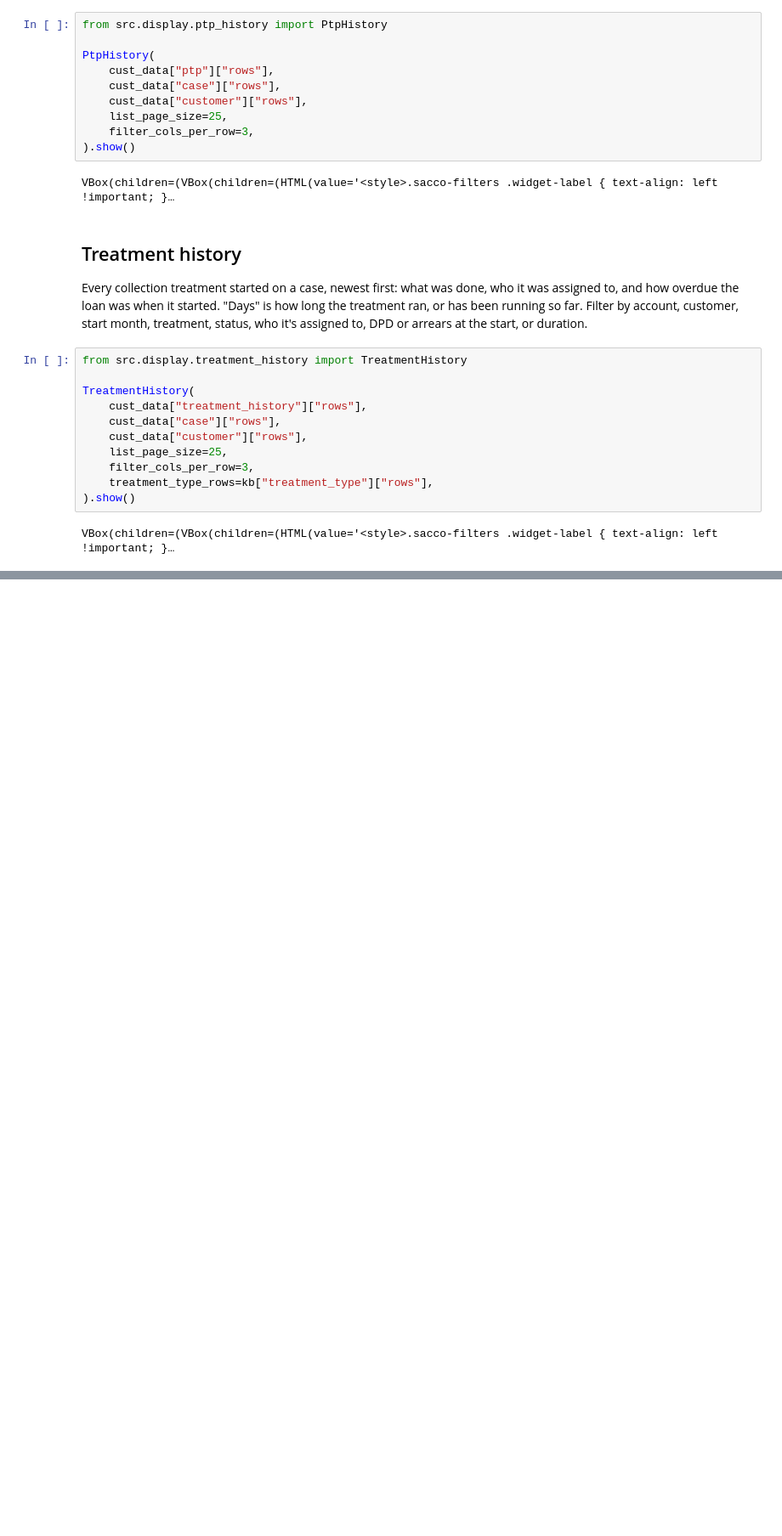
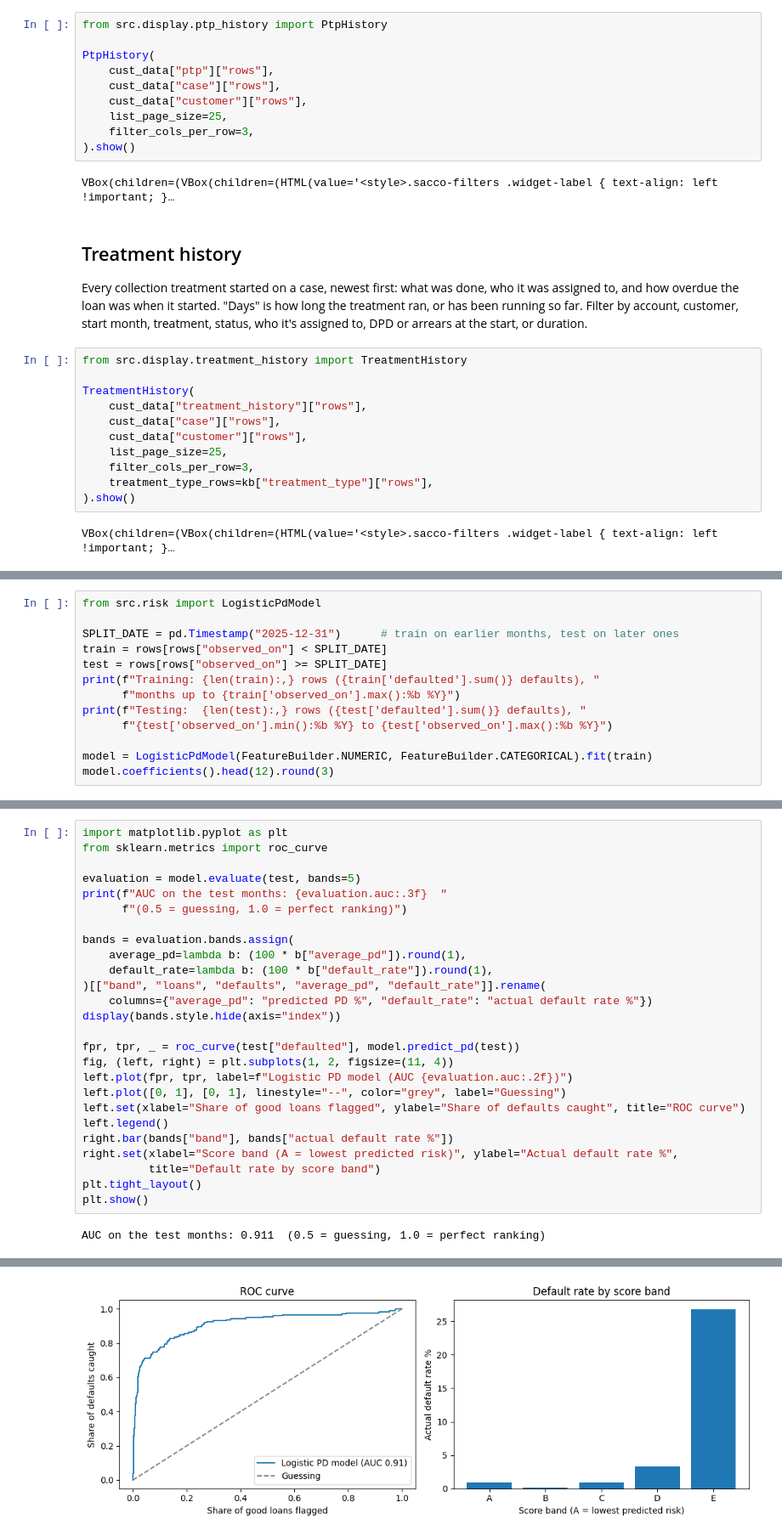
Before and after one commit to instantiate2roy/oop-final-project, a Jupyter notebook: sacco.ipynb, the cells around one changed output, grey strips where cells are left out. Shown at 85% size. Drawn from its saved outputs; the diff is of its cells as text; blank space fills up the shorter version.

Commit message:
Added, trained a risk model and classificition bands

```diff
--- a/sacco.ipynb
+++ b/sacco.ipynb
@@ -157,0 +279,13 @@ VBox(children=(VBox(children=(HTML(value='<style>.sacco-filters .widget-label {
+# %%
+from src.risk import LogisticPdModel
+
+SPLIT_DATE = pd.Timestamp("2025-12-31")      # train on earlier months, test on later ones
+train = rows[rows["observed_on"] < SPLIT_DATE]
+test = rows[rows["observed_on"] >= SPLIT_DATE]
+print(f"Training: {len(train):,} rows ({train['defaulted'].sum()} defaults), "
+      f"months up to {train['observed_on'].max():%b %Y}")
+print(f"Testing:  {len(test):,} rows ({test['defaulted'].sum()} defaults), "
+      f"{test['observed_on'].min():%b %Y} to {test['observed_on'].max():%b %Y}")
+
+model = LogisticPdModel(FeatureBuilder.NUMERIC, FeatureBuilder.CATEGORICAL).fit(train)
+model.coefficients().head(12).round(3)
@@ -157,0 +308,28 @@ VBox(children=(VBox(children=(HTML(value='<style>.sacco-filters .widget-label {
+# %%
+import matplotlib.pyplot as plt
+from sklearn.metrics import roc_curve
+
+evaluation = model.evaluate(test, bands=5)
+print(f"AUC on the test months: {evaluation.auc:.3f}  "
+      f"(0.5 = guessing, 1.0 = perfect ranking)")
+
+bands = evaluation.bands.assign(
+    average_pd=lambda b: (100 * b["average_pd"]).round(1),
+    default_rate=lambda b: (100 * b["default_rate"]).round(1),
+)[["band", "loans", "defaults", "average_pd", "default_rate"]].rename(
+    columns={"average_pd": "predicted PD %", "default_rate": "actual default rate %"})
+display(bands.style.hide(axis="index"))
+
+fpr, tpr, _ = roc_curve(test["defaulted"], model.predict_pd(test))
+fig, (left, right) = plt.subplots(1, 2, figsize=(11, 4))
+left.plot(fpr, tpr, label=f"Logistic PD model (AUC {evaluation.auc:.2f})")
+left.plot([0, 1], [0, 1], linestyle="--", color="grey", label="Guessing")
+left.set(xlabel="Share of good loans flagged", ylabel="Share of defaults caught", title="ROC curve")
+left.legend()
+right.bar(bands["band"], bands["actual default rate %"])
+right.set(xlabel="Score band (A = lowest predicted risk)", ylabel="Actual default rate %",
+          title="Default rate by score band")
+plt.tight_layout()
+plt.show()
+# %% [output]
+AUC on the test months: 0.911  (0.5 = guessing, 1.0 = perfect ranking)
@@ -157,0 +342 @@ VBox(children=(VBox(children=(HTML(value='<style>.sacco-filters .widget-label {
+[figure, added]
```
Also changed, not shown: parts of 20 cells of this notebook, 21 other files.
